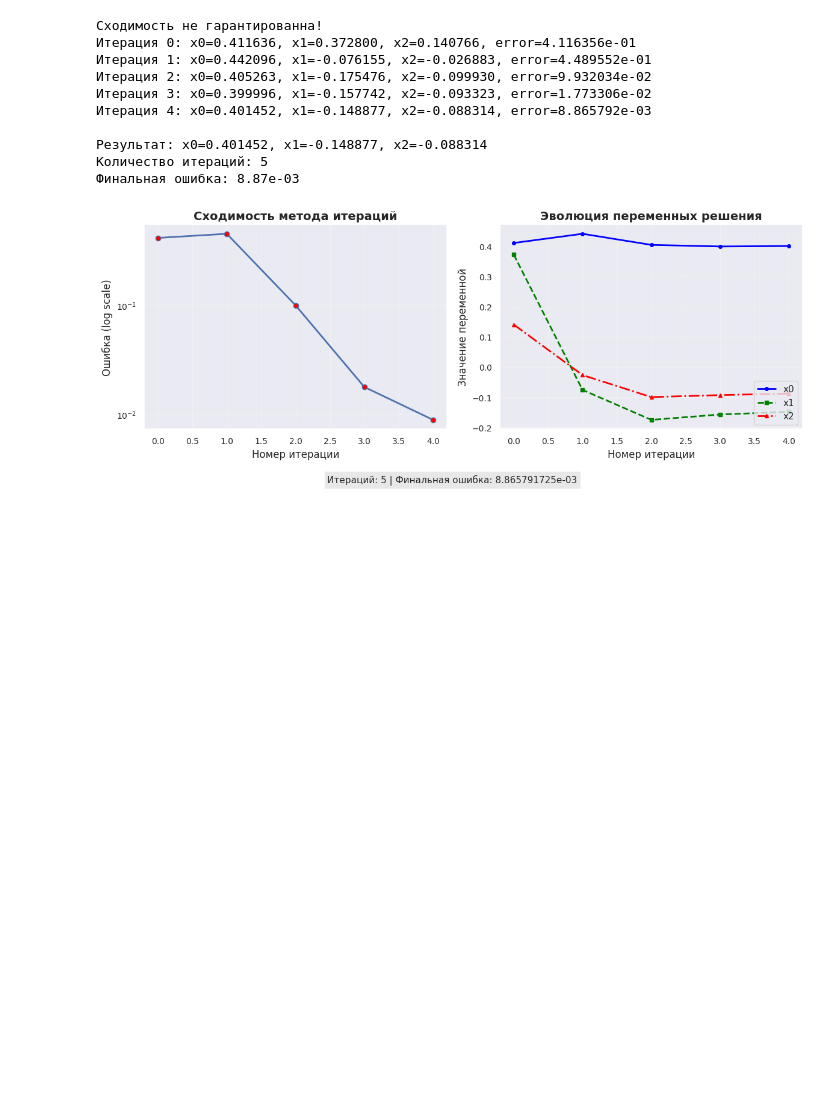
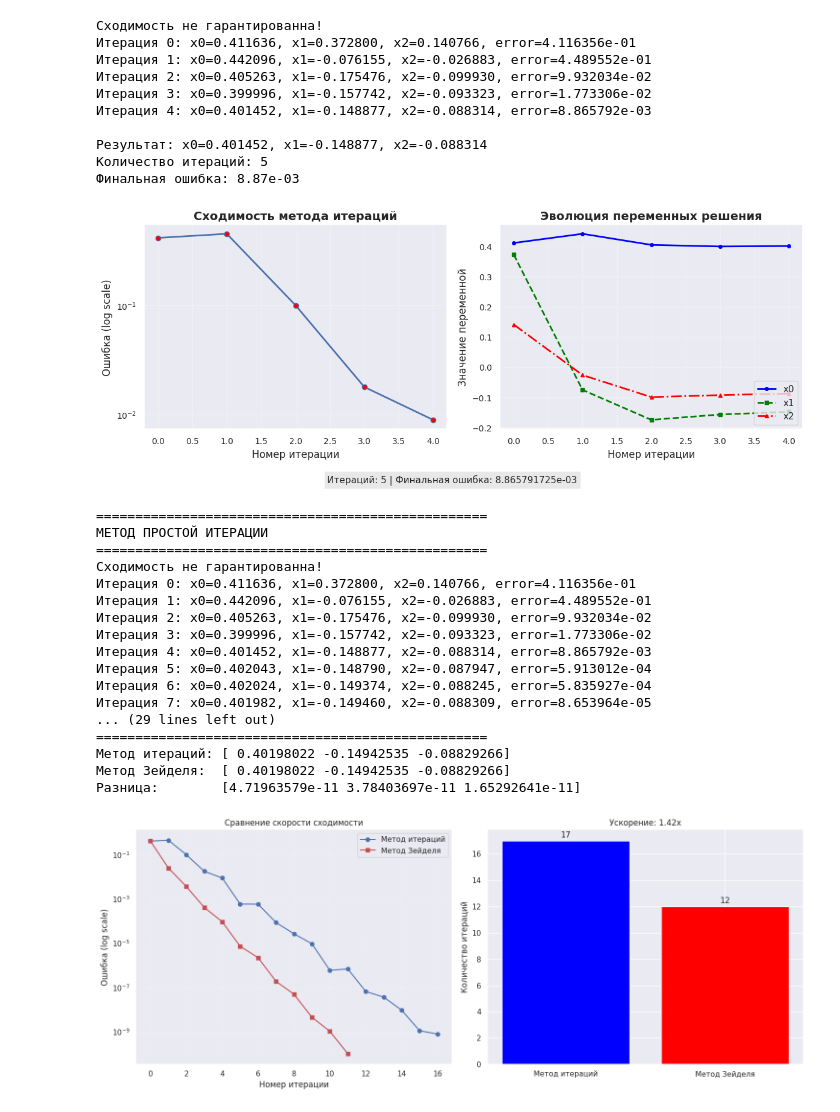
Before and after one commit to Big-Data-and-Intelligent-Systems/math, a Jupyter notebook: 01_slau.ipynb, the cells around one changed output. Cells and saved outputs as stored; diff of their text form; code cells hidden in the pictures; blank space fills up the shorter version.

Commit message:
feat: add 2 methods fir slau

```diff
--- a/01_slau.ipynb
+++ b/01_slau.ipynb
@@ -183,0 +230,74 @@ plot_convergence_analysis()
+# %%
+def compare_methods(A, B, eps=eps):
+    print("=" * 50)
+    print("МЕТОД ПРОСТОЙ ИТЕРАЦИИ")
+    print("=" * 50)
+    result_iter = iteration_method(A, B, eps)
+
+    print("\n" + "=" * 50)
+    print("МЕТОД ЗЕЙДЕЛЯ")
+    print("=" * 50)
+    result_seidel = seidel_method(A, B, eps)
+
+    # Сравнение результатов
+    print("\n" + "=" * 50)
+    print("СРАВНЕНИЕ РЕЗУЛЬТАТОВ")
+    print("=" * 50)
+    print(f"Метод итераций: {result_iter}")
+    print(f"Метод Зейделя:  {result_seidel}")
+    print(f"Разница:        {np.abs(result_iter - result_seidel)}")
+
+    # Построение графиков сравнения
+    fig, (ax1, ax2) = plt.subplots(1, 2, figsize=(15, 6))
+
+    # График ошибок
+    ax1.semilogy(list(errors.keys()), list(errors.values()), 'b-o',
+                label='Метод итераций', markersize=6)
+    ax1.semilogy(list(errors_seidel.keys()), list(errors_seidel.values()), 'r-s',
+                label='Метод Зейделя', markersize=6)
+    ax1.set_xlabel('Номер итерации')
+    ax1.set_ylabel('Ошибка (log scale)')
+    ax1.set_title('Сравнение скорости сходимости')
+    ax1.legend()
+    ax1.grid(True, alpha=0.3)
+
+    # График количества итераций
+    methods = ['Метод итераций', 'Метод Зейделя']
+    iterations = [len(errors), len(errors_seidel)]
+    speedup = iterations[0] / iterations[1]
+
+    bars = ax2.bar(methods, iterations, color=['blue', 'red'])
+    ax2.set_ylabel('Количество итераций')
+    ax2.set_title(f'Ускорение: {speedup:.2f}x')
+
+    # Добавляем значения на столбцы
+    for bar, value in zip(bars, iterations):
+        ax2.text(bar.get_x() + bar.get_width()/2, bar.get_height() + 0.1,
+                f'{value}', ha='center', va='bottom')
+
+    plt.tight_layout()
+    plt.show()
+
+    return result_iter, result_seidel
+
+
+result_iter, result_seidel = compare_methods(A, B, eps)
+# %% [output]
+==================================================
+МЕТОД ПРОСТОЙ ИТЕРАЦИИ
+==================================================
+Сходимость не гарантированна!
+Итерация 0: x0=0.411636, x1=0.372800, x2=0.140766, error=4.116356e-01
+Итерация 1: x0=0.442096, x1=-0.076155, x2=-0.026883, error=4.489552e-01
+Итерация 2: x0=0.405263, x1=-0.175476, x2=-0.099930, error=9.932034e-02
+Итерация 3: x0=0.399996, x1=-0.157742, x2=-0.093323, error=1.773306e-02
+Итерация 4: x0=0.401452, x1=-0.148877, x2=-0.088314, error=8.865792e-03
+Итерация 5: x0=0.402043, x1=-0.148790, x2=-0.087947, error=5.913012e-04
+Итерация 6: x0=0.402024, x1=-0.149374, x2=-0.088245, error=5.835927e-04
+Итерация 7: x0=0.401982, x1=-0.149460, x2=-0.088309, error=8.653964e-05
+... (29 lines left out)
+==================================================
+Метод итераций: [ 0.40198022 -0.14942535 -0.08829266]
+Метод Зейделя:  [ 0.40198022 -0.14942535 -0.08829266]
+Разница:        [4.71963579e-11 3.78403697e-11 1.65292641e-11]
+[figure, added]
```
Also changed, not shown: parts of 4 cells of this notebook, 1 other file.
